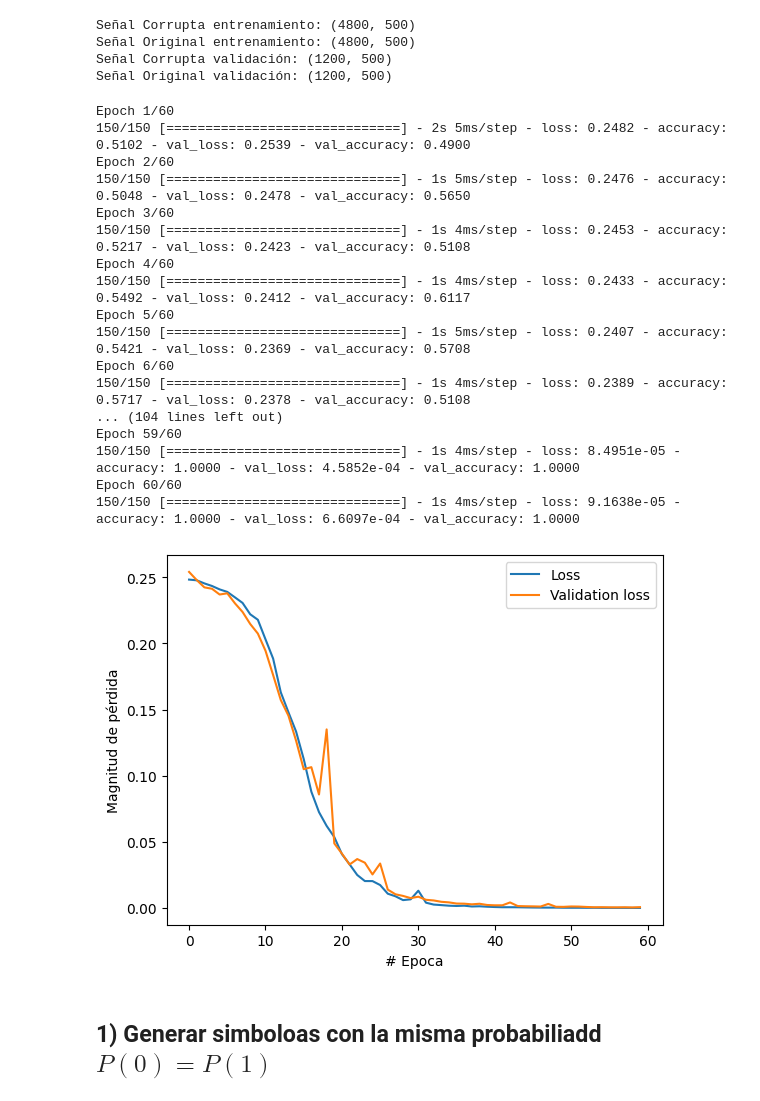
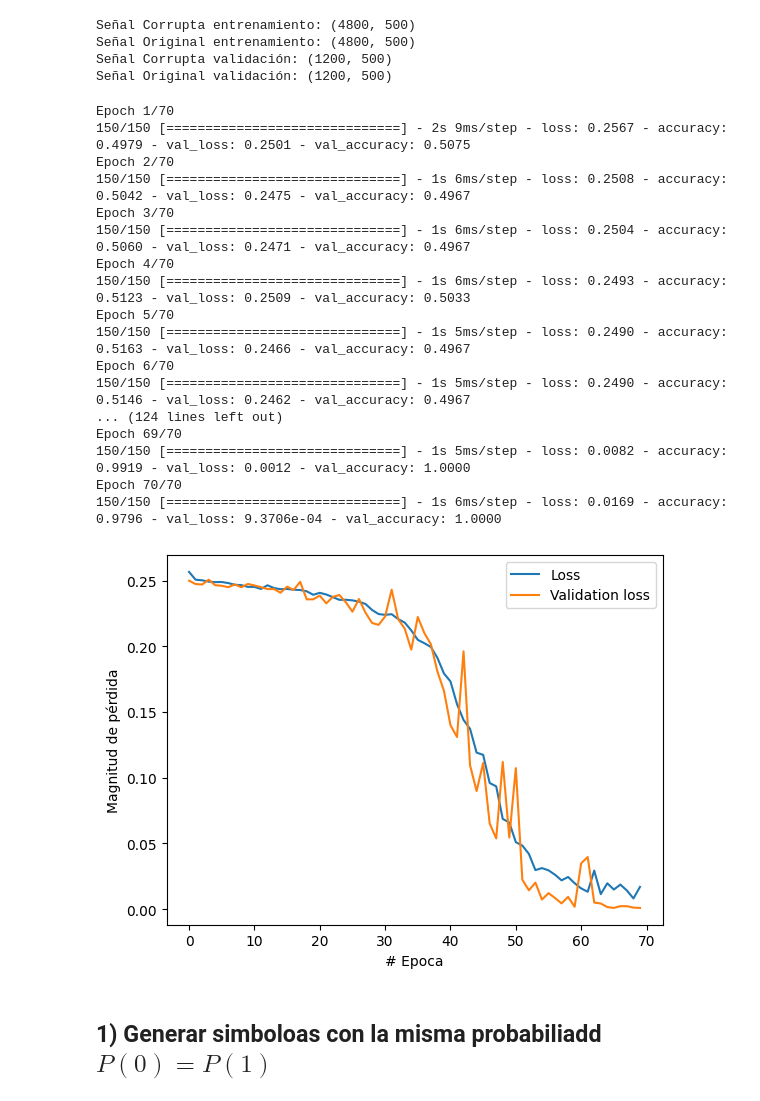
Before and after one commit to JCardenas05/Teoria_Se-ales, a Jupyter notebook: Taller_5/Taller_7_MLP.ipynb, the cells around one changed output. Drawn from its saved outputs; the diff is of its cells as text; code cells hidden in the pictures.

```diff
--- a/Taller_5/Taller_7_MLP.ipynb
+++ b/Taller_5/Taller_7_MLP.ipynb
@@ -184,48 +184,51 @@ Señal Corrupta validación: (1200, 500)
 Señal Original validación: (1200, 500)
 # %%
 
-entrada = tf.keras.layers.Dense(units=200, input_shape=(Nsamples,))
-capa1   = tf.keras.layers.Dense(units=100, activation='relu')
-capa2   = tf.keras.layers.Dense(units=70, activation='relu')
-capa3   = tf.keras.layers.Dense(units=50, activation='relu')
-salida  = tf.keras.layers.Dense(units=1, activation='sigmoid')
-modelo  = tf.keras.Sequential([entrada, capa1, capa2, capa3, salida])
+entrada = tf.keras.layers.Dense(units=500, input_shape=(Nsamples,))
+dropout1 = tf.keras.layers.Dropout(0.3)  # Tasa de dropout del 30%
+capa1 = tf.keras.layers.Dense(units=100, activation='relu')
+dropout2 = tf.keras.layers.Dropout(0.3)  # Puedes ajustar la tasa según sea necesario
+capa2 = tf.keras.layers.Dense(units=50, activation='relu')
+dropout3 = tf.keras.layers.Dropout(0.3)
+capa3 = tf.keras.layers.Dense(units=25, activation='relu')
+salida = tf.keras.layers.Dense(units=1, activation='sigmoid')
+# Construcción del modelo
+modelo = tf.keras.Sequential([entrada, dropout1, capa1, dropout2, capa2, dropout3, capa3, salida])
 
 # Compilación del modelo
 modelo.compile(optimizer=tf.keras.optimizers.Adam(learning_rate=0.0001),
                loss=tf.keras.losses.mean_squared_error,
-               metrics=['accuracy']
-              )
+               metrics=['accuracy'])
 
-historial = modelo.fit(X_train, y_train, epochs=60, validation_data=(X_val, y_val))
+historial = modelo.fit(X_train, y_train, epochs=70, validation_data=(X_val, y_val))
 
 clearConsole()
 
 plt.xlabel("# Epoca")
 plt.ylabel("Magnitud de pérdida")
 plt.plot(historial.history["loss"], label='Loss')
 plt.plot(historial.history["val_loss"], label = 'Validation loss' )
 plt.legend()
 plt.show()
 # %% [output]
-Epoch 1/60
-150/150 [==============================] - 2s 5ms/step - loss: 0.2482 - accuracy: 0.5102 - val_loss: 0.2539 - val_accuracy: 0.4900
-Epoch 2/60
-150/150 [==============================] - 1s 5ms/step - loss: 0.2476 - accuracy: 0.5048 - val_loss: 0.2478 - val_accuracy: 0.5650
-Epoch 3/60
-150/150 [==============================] - 1s 4ms/step - loss: 0.2453 - accuracy: 0.5217 - val_loss: 0.2423 - val_accuracy: 0.5108
-Epoch 4/60
-150/150 [==============================] - 1s 4ms/step - loss: 0.2433 - accuracy: 0.5492 - val_loss: 0.2412 - val_accuracy: 0.6117
-Epoch 5/60
-150/150 [==============================] - 1s 5ms/step - loss: 0.2407 - accuracy: 0.5421 - val_loss: 0.2369 - val_accuracy: 0.5708
-Epoch 6/60
-150/150 [==============================] - 1s 4ms/step - loss: 0.2389 - accuracy: 0.5717 - val_loss: 0.2378 - val_accuracy: 0.5108
-... (104 lines left out)
-Epoch 59/60
-150/150 [==============================] - 1s 4ms/step - loss: 8.4951e-05 - accuracy: 1.0000 - val_loss: 4.5852e-04 - val_accuracy: 1.0000
-Epoch 60/60
-150/150 [==============================] - 1s 4ms/step - loss: 9.1638e-05 - accuracy: 1.0000 - val_loss: 6.6097e-04 - val_accuracy: 1.0000
+Epoch 1/70
+150/150 [==============================] - 2s 9ms/step - loss: 0.2567 - accuracy: 0.4979 - val_loss: 0.2501 - val_accuracy: 0.5075
+Epoch 2/70
+150/150 [==============================] - 1s 6ms/step - loss: 0.2508 - accuracy: 0.5042 - val_loss: 0.2475 - val_accuracy: 0.4967
+Epoch 3/70
+150/150 [==============================] - 1s 6ms/step - loss: 0.2504 - accuracy: 0.5060 - val_loss: 0.2471 - val_accuracy: 0.4967
+Epoch 4/70
+150/150 [==============================] - 1s 6ms/step - loss: 0.2493 - accuracy: 0.5123 - val_loss: 0.2509 - val_accuracy: 0.5033
+Epoch 5/70
+150/150 [==============================] - 1s 5ms/step - loss: 0.2490 - accuracy: 0.5163 - val_loss: 0.2466 - val_accuracy: 0.4967
+Epoch 6/70
+150/150 [==============================] - 1s 5ms/step - loss: 0.2490 - accuracy: 0.5146 - val_loss: 0.2462 - val_accuracy: 0.4967
+... (124 lines left out)
+Epoch 69/70
+150/150 [==============================] - 1s 5ms/step - loss: 0.0082 - accuracy: 0.9919 - val_loss: 0.0012 - val_accuracy: 1.0000
+Epoch 70/70
+150/150 [==============================] - 1s 6ms/step - loss: 0.0169 - accuracy: 0.9796 - val_loss: 9.3706e-04 - val_accuracy: 1.0000
-[figure, old version]
+[figure, new version]
 # %% [markdown]
 ## 1) Generar simboloas con la misma probabiliadd $P(0) = P(1)$
 # %%
```
Also changed, not shown: parts of 5 cells of this notebook, 9 other files.
